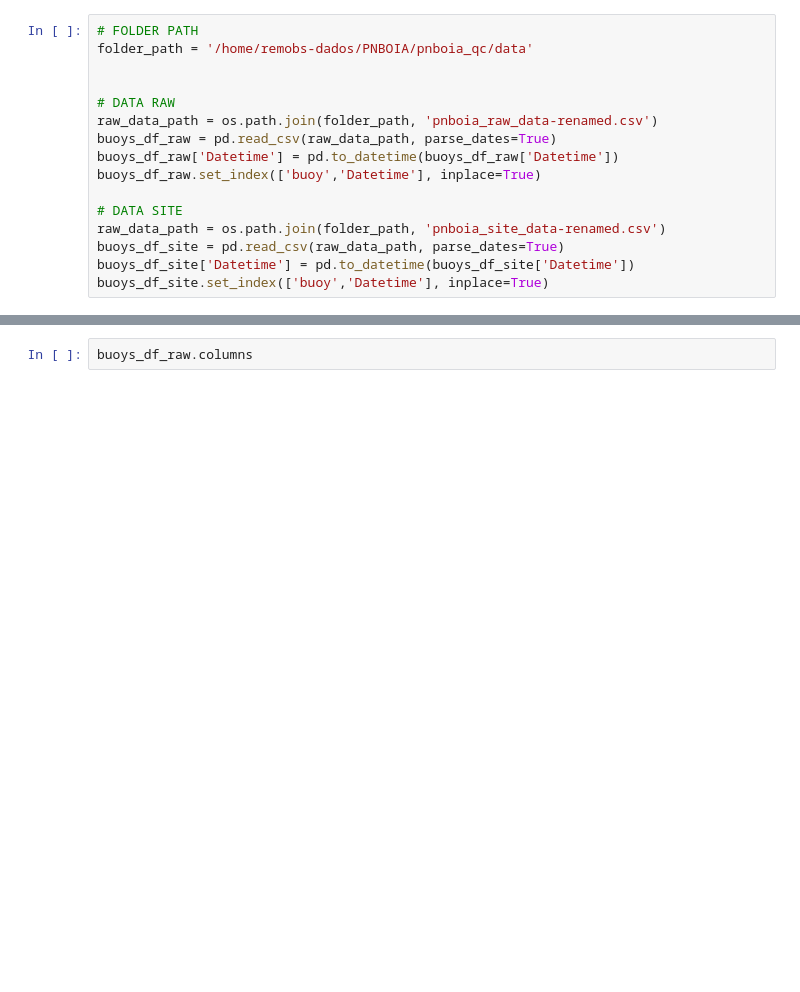
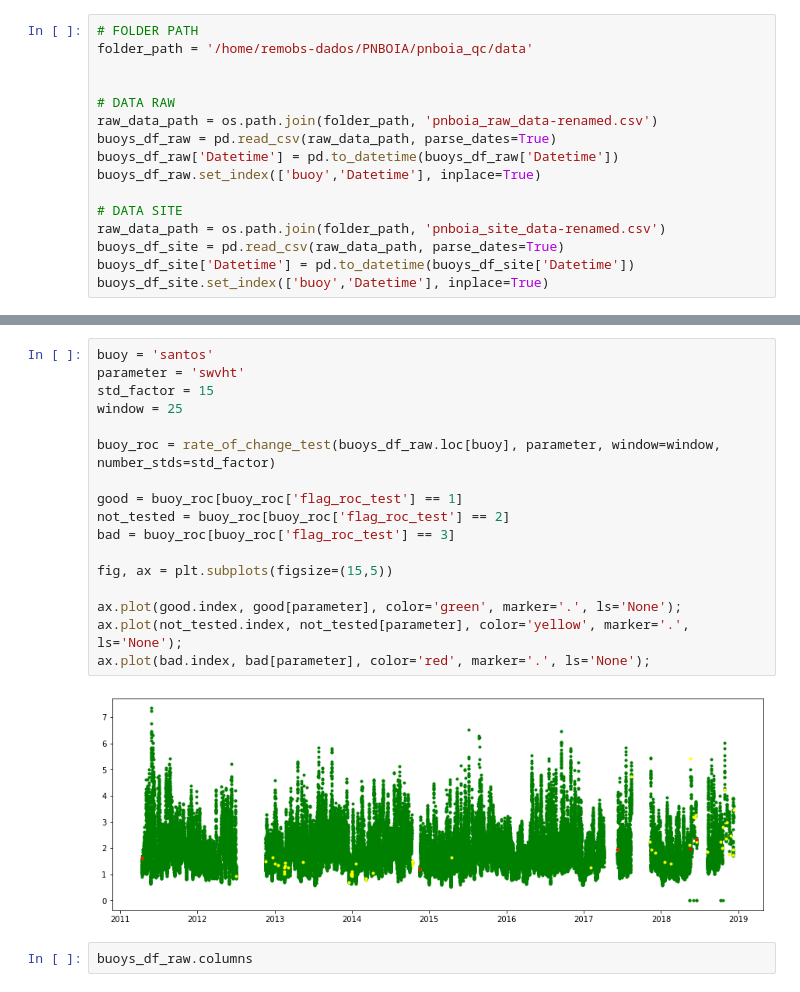
Before and after one commit to PNBOIA-Brasil/pnboia_qc, a Jupyter notebook: notebooks/continuity_limits_generation/continuity_evaluation.ipynb, the cells around one changed output, grey strips where cells are left out. Drawn from its saved outputs; the diff is of its cells as text; blank space fills up the shorter version.

```diff
--- a/notebooks/continuity_limits_generation/continuity_evaluation.ipynb
+++ b/notebooks/continuity_limits_generation/continuity_evaluation.ipynb
@@ -80,3 +94,22 @@ ax.scatter(buoy_roc.index, buoy_roc[parameter], c=buoy_roc['flag_roc_test'].map(
+# %%
+buoy = 'santos'
+parameter = 'swvht'
+std_factor = 15
+window = 25
+
+buoy_roc = rate_of_change_test(buoys_df_raw.loc[buoy], parameter, window=window, number_stds=std_factor)
+
+good = buoy_roc[buoy_roc['flag_roc_test'] == 1]
+not_tested = buoy_roc[buoy_roc['flag_roc_test'] == 2]
+bad = buoy_roc[buoy_roc['flag_roc_test'] == 3]
+
+fig, ax = plt.subplots(figsize=(15,5))
+
+ax.plot(good.index, good[parameter], color='green', marker='.', ls='None');
+ax.plot(not_tested.index, not_tested[parameter], color='yellow', marker='.', ls='None');
+ax.plot(bad.index, bad[parameter], color='red', marker='.', ls='None');
+# %% [output]
+[figure, added]
 # %%
 buoys_df_raw.columns
 # %% [output]
```
Also changed, not shown: parts of 5 cells of this notebook.
